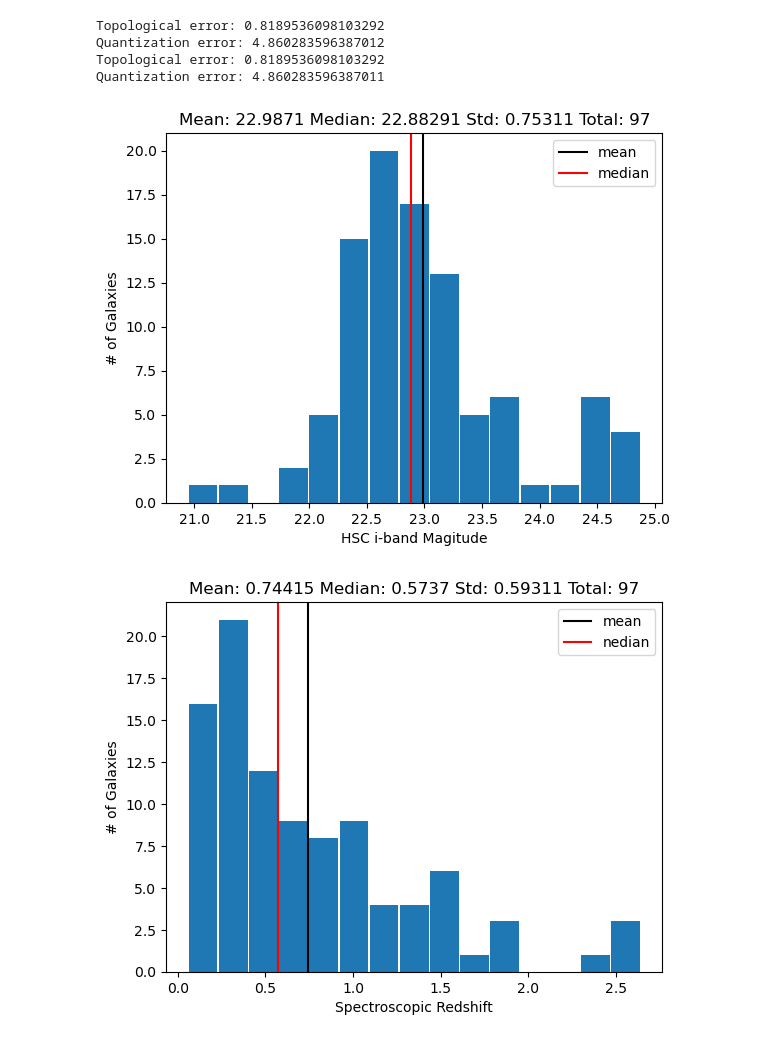
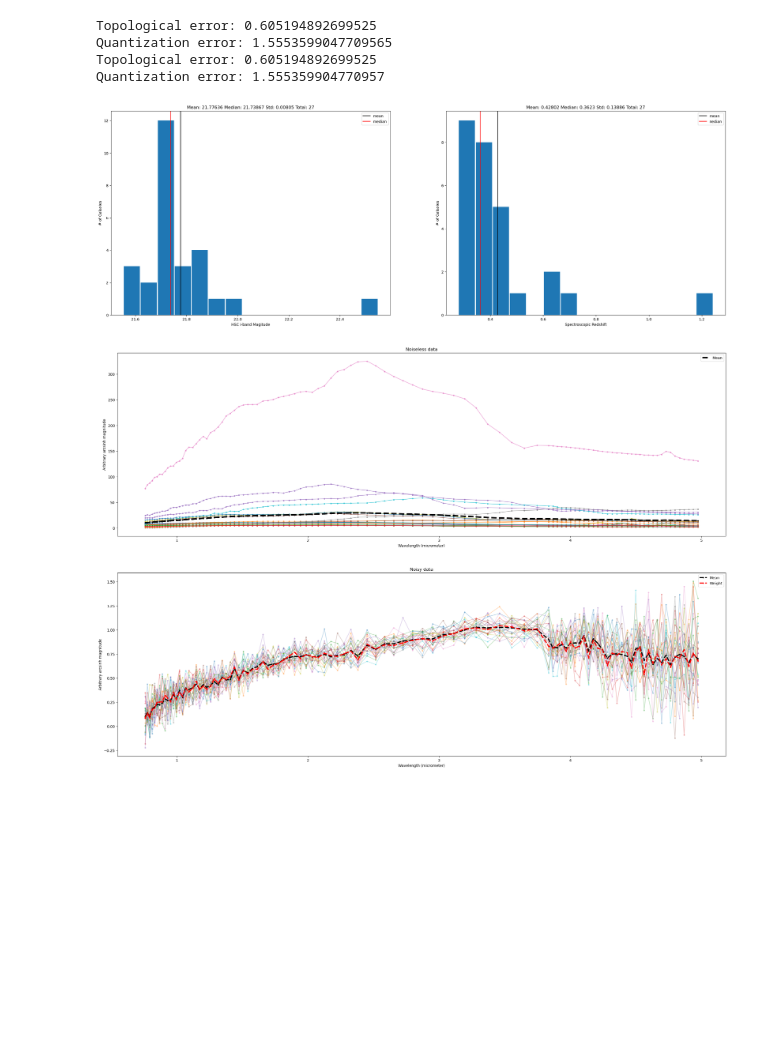
Before and after one commit to zrk-dreamer/SPHEREx_SOM, a Jupyter notebook: visualization.ipynb, the cells around one changed output. Saved outputs shown, nothing was run; the diff lists cells and outputs as text; code cells hidden in the pictures; blank space fills up the shorter version.

Commit message:
add new features
1.in-cell (z, i-band): hist mean, median, std
2.in-cell(noiseless, noisy): all galaxies, mean, weight
3.across map(z, i-band): std distribution (cell), std histogram (galaxy)

```diff
--- a/visualization.ipynb
+++ b/visualization.ipynb
@@ -182,15 +278,15 @@ def std_map(data, err, info_data, file, save_diagram):
         plt.show()
 # %%
-data = pd.DataFrame(data_all[:, 0::2]).dropna().to_numpy()
-info = df_L3_info[-pd.DataFrame(data_all[:, 0::2]).isna()[0]]
-err = data_all[0, 1::2]
+data = pd.DataFrame(data_deep[:, 0::2]).dropna().to_numpy()
+info = df_L3_info[-pd.DataFrame(data_deep[:, 0::2]).isna()[0]]
+err = data_deep[0, 1::2]
 # %%
-into_cell(data = data, err = err, info_data = info, position = (1, 1), file = "D:/SPHEREx_SOM/record/4th_exploration/SOM/chi2_lup_shallow_30_0.8_0.2_1000_2.pkl", save_diagram = True)
+into_cell(data = data, err = err, info_data = info, position = (2, 23), file = "D:/SPHEREx_SOM/record/5th_exploration/SOM/chi2_lup_deep_50_0.9_0.4_10_3.pkl", save_diagram = True, noiseless_data = data_noiseless)
 # %% [output]
-Topological error: 0.8189536098103292
-Quantization error: 4.860283596387012
-Topological error: 0.8189536098103292
-Quantization error: 4.860283596387011
+Topological error: 0.605194892699525
+Quantization error: 1.5553599047709565
+Topological error: 0.605194892699525
+Quantization error: 1.555359904770957
-[figure, old version]
+[figure, new version]
-[figure, old version]
+[figure, new version]
 # %%
```
Also changed, not shown: parts of 3 cells of this notebook.
